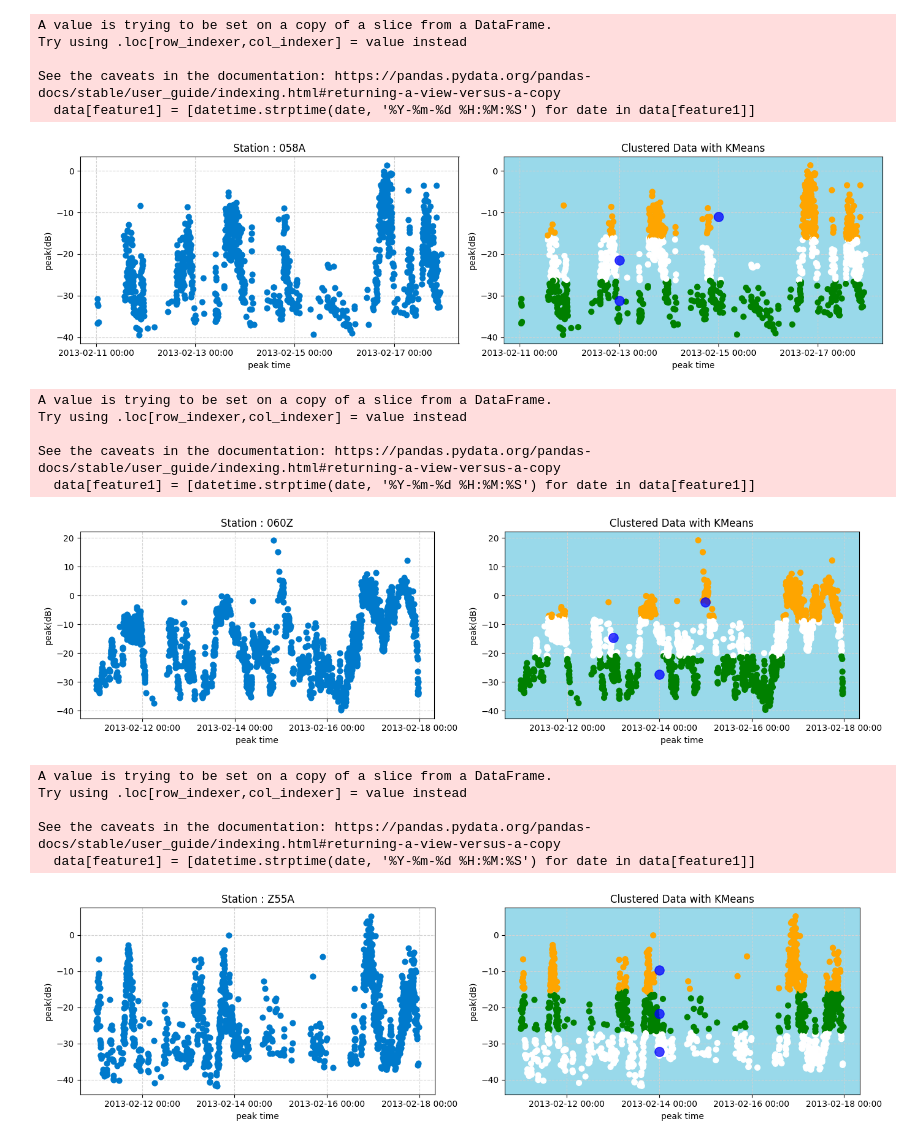
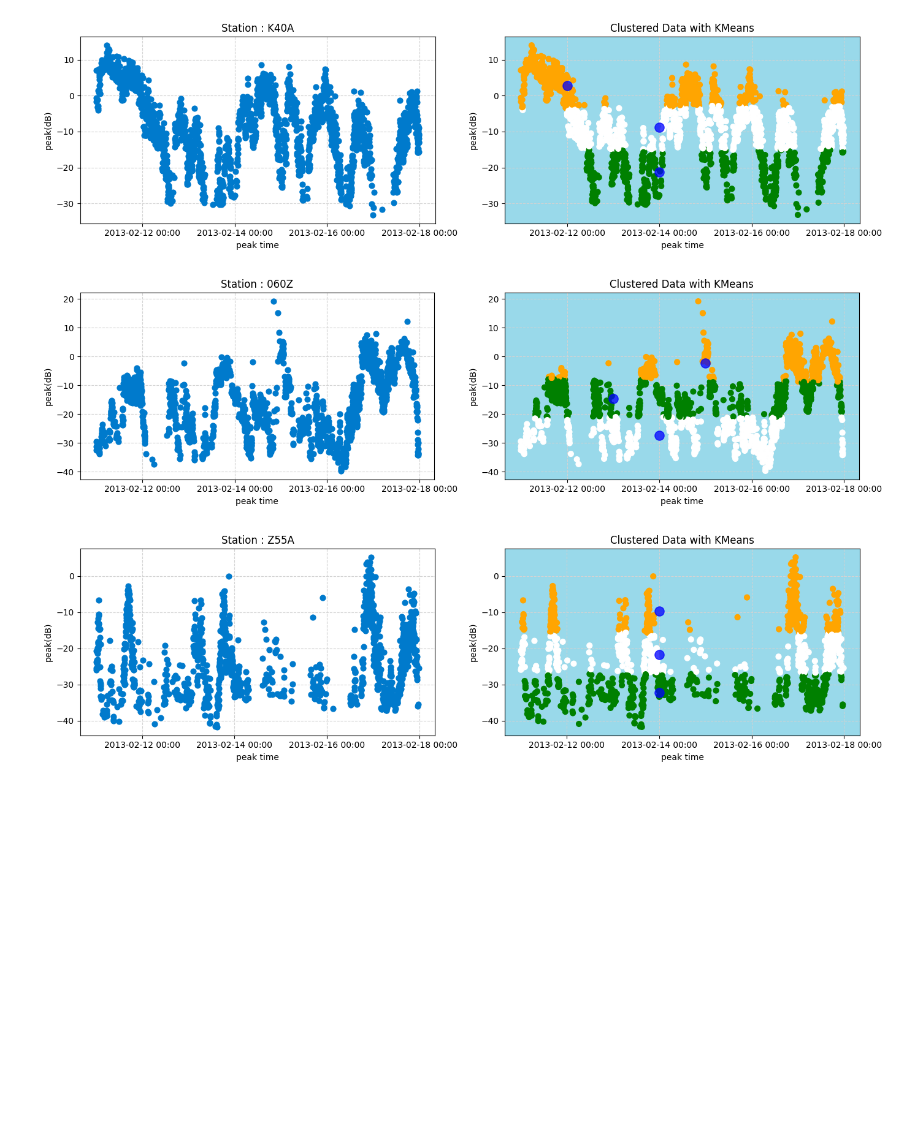
Before and after one commit to viragvaghasiyapum/matrix-project-iris, a Jupyter notebook: iris.ipynb, the cells around one changed output. Drawn from its saved outputs; the diff is of its cells as text; code cells hidden in the pictures; blank space fills up the shorter version.

Commit message:
"implemented event clusterisation"

```diff
--- a/iris.ipynb
+++ b/iris.ipynb
@@ -24,8 +26,8 @@ txtDataFiles = ['iris-event-list', 'iris-station-list']
 for file in txtDataFiles:
     txt_to_csv(fileName= file, sortBy= 'station')
 # %%
-# Generates Scatter Plot
-def generateScatterPlot(csvData, stations, feature1, feature2):
+# Generates Scatter Plots
+def generateScatterPlots(csvData, stations, feature1, feature2):
 
     csvRecords = csvData
     for station in stations:
@@ -34,7 +36,7 @@ def generateScatterPlot(csvData, stations, feature1, feature2):
         plot2 = axs[1]
 
         # filtering data as per research station
-        data = csvRecords[csvRecords['station'] == station]
+        data = csvRecords[csvRecords[idColumn] == station]
 
         # convert datetime string into datetime obj
         data[feature1] = [datetime.strptime(date, '%Y-%m-%d %H:%M:%S') for date in data[feature1]]
@@ -50,16 +52,16 @@ def generateScatterPlot(csvData, stations, feature1, feature2):
 
         # generating clusters
         fillData = np.column_stack((dateOrdinal, f2Vlaues))
-        kmeans = KMeans(n_clusters=3, random_state=2024)
+        kmeans = KMeans(n_clusters= 3, random_state= 2024)
         kmeans.fit(fillData)
         y_kmeans = kmeans.predict(fillData)
 
         # scatter plot 2
         # plotting the Clusters
         plot2.set_title('Clustered Data with KMeans')
-        cmapIN = matplotlib.colors.LinearSegmentedColormap.from_list("", ["white","orange","green"])
+        cmapIN = matplotlib.colors.LinearSegmentedColormap.from_list("", ["green","orange","white"])
+        plot2.set_facecolor("#99D9EA")
         plot2.scatter(f1Values, f2Vlaues, c=y_kmeans, s=40, cmap= cmapIN)
-        plot2.set_facecolor("#99D9EA")
 
         # plotting the centroids
         centroids = kmeans.cluster_centers_
@@ -68,52 +70,38 @@ def generateScatterPlot(csvData, stations, feature1, feature2):
 
         # setting interval for x axis
         plot1.yaxis.set_major_locator(MultipleLocator(10))
         plot2.yaxis.set_major_locator(MultipleLocator(10))
 
         # setting interval for y axis
         plot1.xaxis.set_major_locator(mdates.HourLocator(byhour= 00))
         plot1.xaxis.set_major_locator(mdates.DayLocator(interval= 2))
         plot1.xaxis.set_major_formatter(mdates.DateFormatter('%Y-%m-%d %H:%M'))
         plot2.xaxis.set_major_locator(mdates.HourLocator(byhour= 00))
         plot2.xaxis.set_major_locator(mdates.DayLocator(interval= 2))
         plot2.xaxis.set_major_formatter(mdates.DateFormatter('%Y-%m-%d %H:%M'))
 
         # adding dashed grid
         plot1.set_axisbelow(True)
         plot1.grid(color='lightgray', linestyle='dashed')
         plot2.set_axisbelow(True)
         plot2.grid(color='lightgray', linestyle='dashed')
 
         # setting x & y labels
         plot1.set_xlabel(feature1)
         plot1.set_ylabel(feature2)
         plot2.set_xlabel(feature1)
         plot2.set_ylabel(feature2)
 
         matplt.show()
 
 records = pd.read_csv('data/iris-event-list.csv')
-stations = ['058A', '060Z', 'Z55A']
-column1 = 'peak time'
-column2 = 'peak(dB)'
+stations = ['K40A', '060Z', 'Z55A']
+f1Column = 'peak time'
+f2Column = 'peak(dB)'
+idColumn = 'station'
 
-generateScatterPlot(csvData= records, stations= stations, feature1= column1, feature2= column2)
+generateScatterPlots(csvData= records, stations= stations, feature1= f1Column, feature2= f2Column)
 # %% [output]
-A value is trying to be set on a copy of a slice from a DataFrame.
-Try using .loc[row_indexer,col_indexer] = value instead
-
-See the caveats in the documentation: https://pandas.pydata.org/pandas-docs/stable/user_guide/indexing.html#returning-a-view-versus-a-copy
-  data[feature1] = [datetime.strptime(date, '%Y-%m-%d %H:%M:%S') for date in data[feature1]]
-[figure, old version]
+[figure, new version]
-A value is trying to be set on a copy of a slice from a DataFrame.
-Try using .loc[row_indexer,col_indexer] = value instead
-
-See the caveats in the documentation: https://pandas.pydata.org/pandas-docs/stable/user_guide/indexing.html#returning-a-view-versus-a-copy
-  data[feature1] = [datetime.strptime(date, '%Y-%m-%d %H:%M:%S') for date in data[feature1]]
-[figure, old version]
+[figure, new version]
-A value is trying to be set on a copy of a slice from a DataFrame.
-Try using .loc[row_indexer,col_indexer] = value instead
-
-See the caveats in the documentation: https://pandas.pydata.org/pandas-docs/stable/user_guide/indexing.html#returning-a-view-versus-a-copy
-  data[feature1] = [datetime.strptime(date, '%Y-%m-%d %H:%M:%S') for date in data[feature1]]
-[figure, old version]
+[figure, new version]
```
Also changed, not shown: parts of 2 cells of this notebook, 6 other files.
